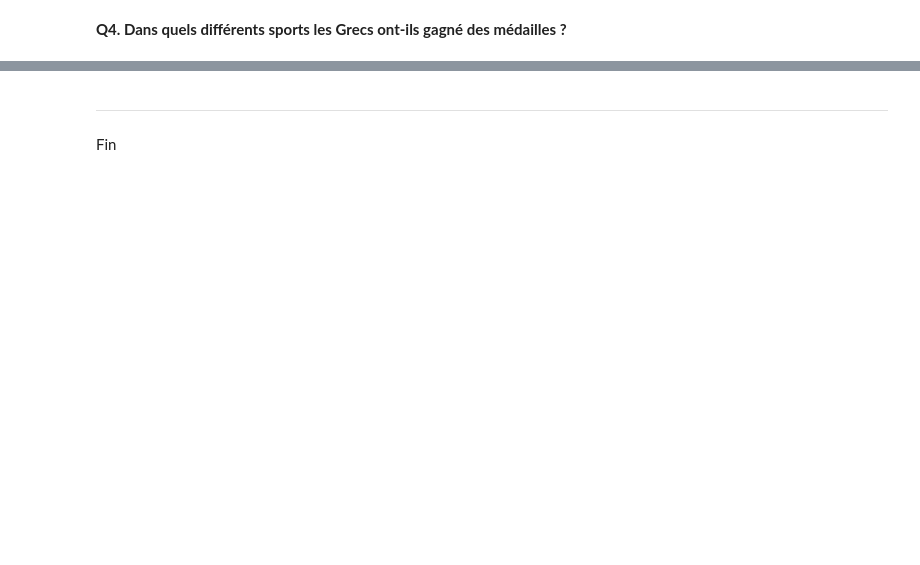
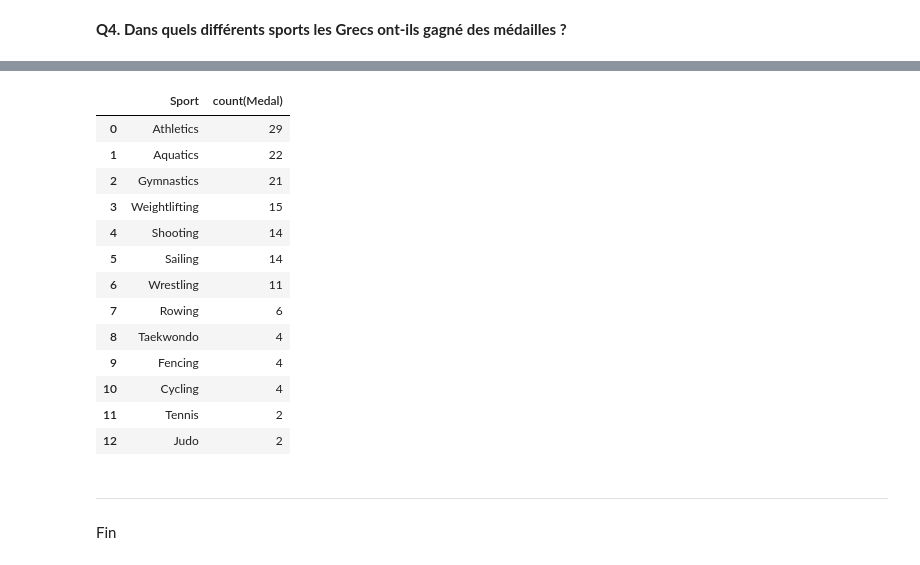
Before and after one commit to yoannlv/jeux-olympiques, a Jupyter notebook: p3-exploration-sql.ipynb, the cells around one changed output, grey strips where cells are left out. Saved outputs shown, nothing was run; the diff lists cells and outputs as text; code cells hidden in the pictures; blank space fills up the shorter version.

```diff
--- a/p3-exploration-sql.ipynb
+++ b/p3-exploration-sql.ipynb
@@ -319,3 +441,31 @@ ORDER BY count(Medal) DESC
+# %%
+query_4 = """SELECT Sport, count(Medal)
+
+FROM summer
+
+WHERE Country = "GRE"
+
+GROUP BY Sport
+
+ORDER BY count(Medal) DESC"""
+
+results4 = pd.read_sql_query(query_4, conn)
+results4
+# %% [output]
+|  | Sport | count(Medal) |
+| 0 | Athletics | 29 |
+| 1 | Aquatics | 22 |
+| 2 | Gymnastics | 21 |
+| 3 | Weightlifting | 15 |
+| 4 | Shooting | 14 |
+| 5 | Sailing | 14 |
+| 6 | Wrestling | 11 |
+| 7 | Rowing | 6 |
+| 8 | Taekwondo | 4 |
+| 9 | Fencing | 4 |
+| 10 | Cycling | 4 |
+| 11 | Tennis | 2 |
+| 12 | Judo | 2 |
 # %% [markdown]
 ---
 # %% [markdown]
```
Also changed, not shown: parts of 41 cells of this notebook, 1 other file.
